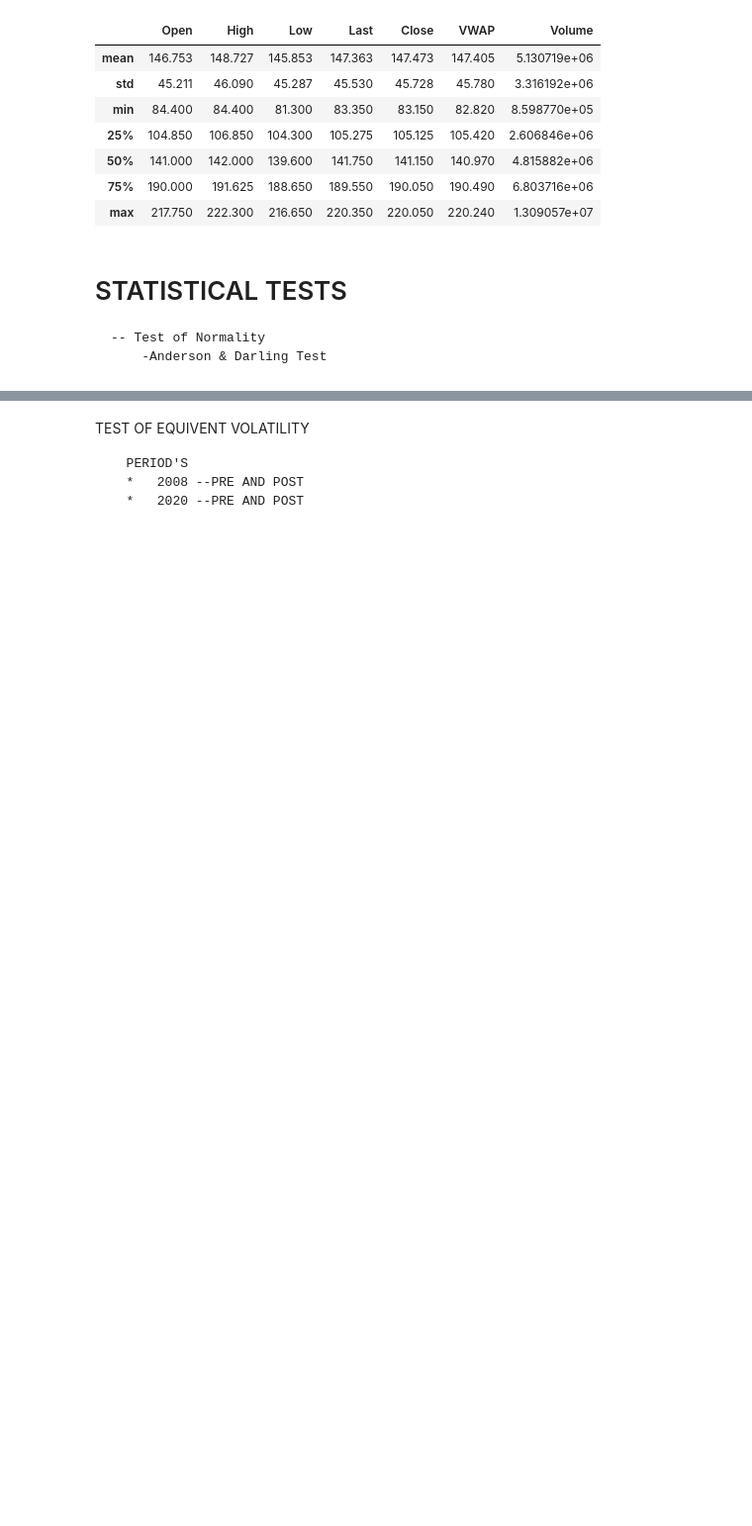
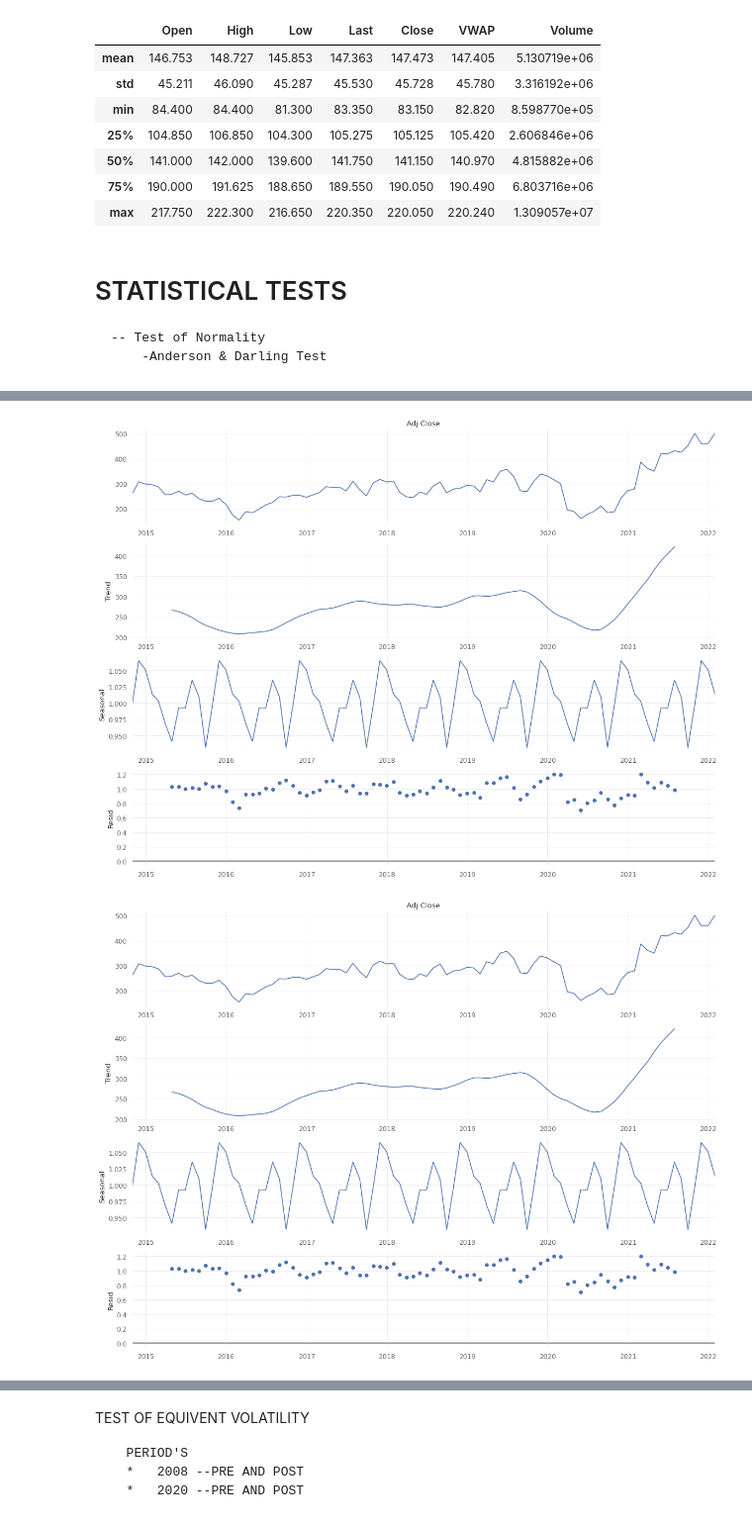
Before and after one commit to AMAYadav/PROJECTS-, a Jupyter notebook: Volatility_study.ipynb, the cells around one changed output, grey strips where cells are left out. Shown at 99% size. Drawn from its saved outputs; the diff is of its cells as text; code cells hidden in the pictures; blank space fills up the shorter version.

```diff
--- a/Volatility_study.ipynb
+++ b/Volatility_study.ipynb
@@ -439,0 +467,11 @@ Win Year %                 57.14%
+# %%
+plt.rc("figure", figsize=(16, 12))
+from statsmodels.tsa.seasonal import seasonal_decompose
+seasonal_decompose(
+    stock['Adj Close'].resample('M')\
+    .last()
+,model='multiplicative')\
+.plot()
+# %% [output]
+[figure, added]
+[figure, added]
```
Also changed, not shown: parts of 31 cells of this notebook.
